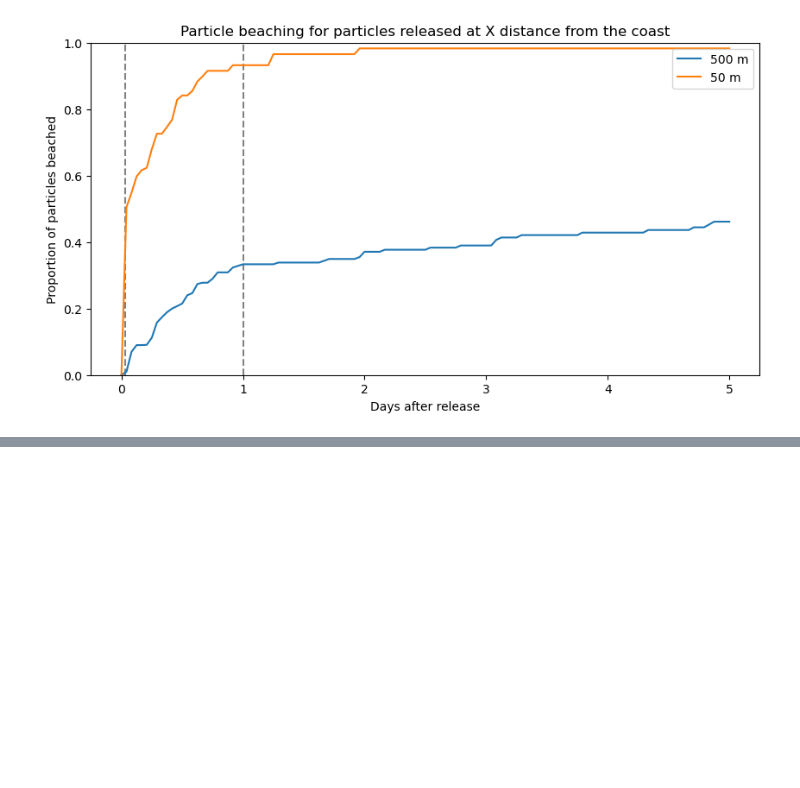
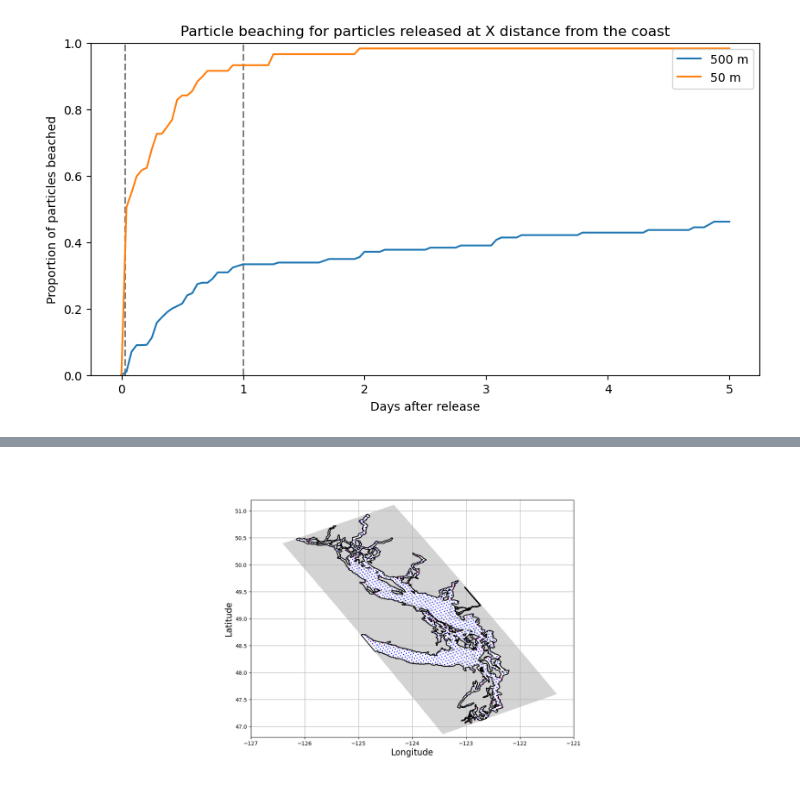
Before and after one commit to SalishSeaCast/analysis-jose, a Jupyter notebook: notebooks/parcels/Remote/Fibres/check_beach.ipynb, the cells around one changed output, grey strips where cells are left out. Drawn from its saved outputs; the diff is of its cells as text; code cells hidden in the pictures; blank space fills up the shorter version.

```diff
--- a/notebooks/parcels/Remote/Fibres/check_beach.ipynb
+++ b/notebooks/parcels/Remote/Fibres/check_beach.ipynb
@@ -541,3 +569,5 @@ Text(0.5, 1.0, 'Kh vs Observations')
 # %%
-# with open(f,'rb') as anim:
-#      display(Image(anim.read()))
+with open(f,'rb') as anim:
+     display(Image(anim.read()))
+# %% [output]
+[figure, added]
```
Also changed, not shown: parts of 4 cells of this notebook, 1 other file.
